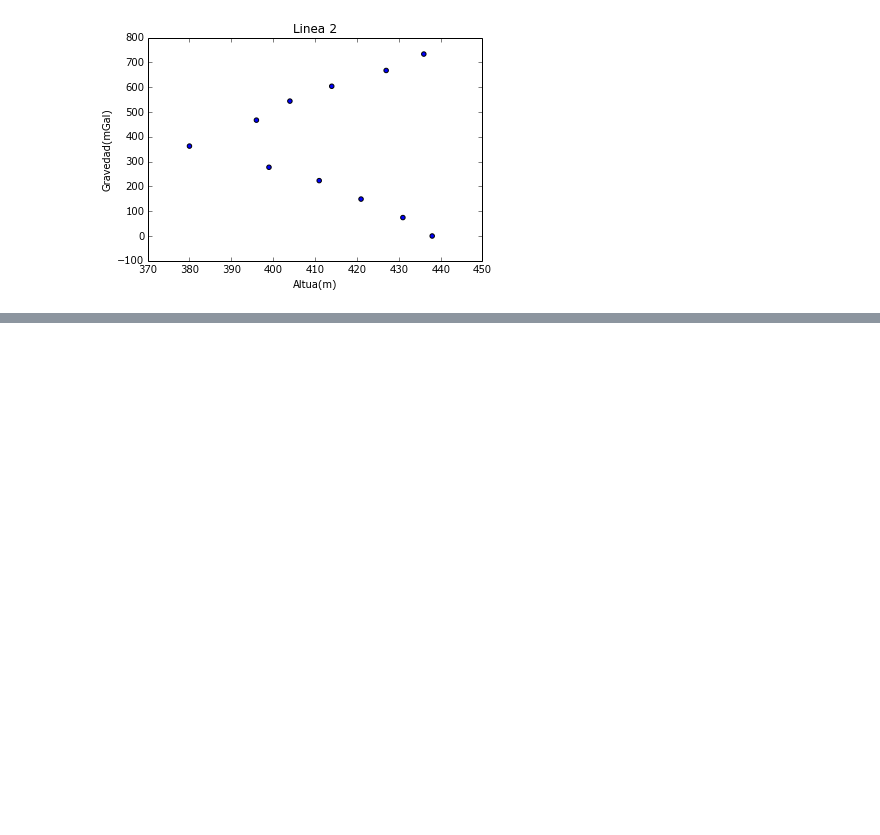
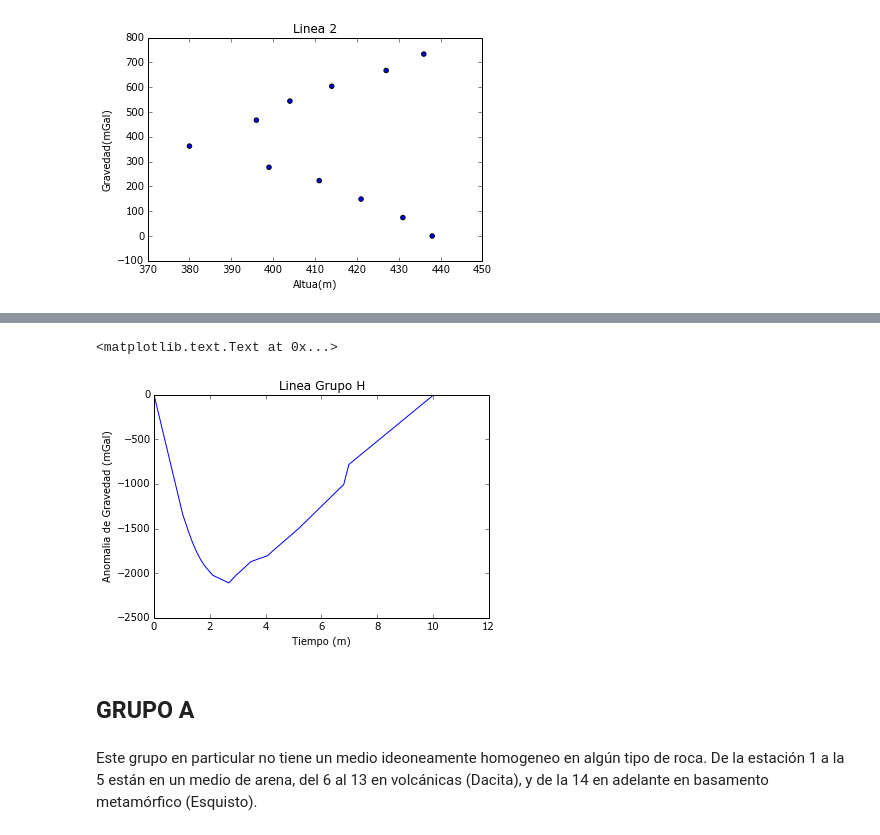
Before and after one commit to Doctus5/Geofisica, a Jupyter notebook: gravimetria/grav.ipynb, the cells around one changed output, grey strips where cells are left out. Drawn from its saved outputs; the diff is of its cells as text; code cells hidden in the pictures; blank space fills up the shorter version.

```diff
--- a/gravimetria/grav.ipynb
+++ b/gravimetria/grav.ipynb
@@ -115,0 +164,46 @@ ax.set_title(r'Gravedad Corregida Grupo I, Linea 2',fontsize=25)
+# %%
+#Para el Grupo H
+datos=loadtxt('grav_grupoH.txt')
+ro=2640
+G=6.67*10**(-11)
+gfa=0.3086
+grav=[]
+tiempo=[]
+alt=[]
+x=[]
+y=[]
+for i in range(0,len(datos)):
+    grav.append(datos[i,3])
+    tiempo.append(datos[i,11])
+    alt.append(datos[i,2])
+    #y.append((datos1[i,17]+datos2[i,17])/2)
+    #x.append((datos1[i,16]+datos2[i,16])/2)
+m=((grav[len(datos)-1]-grav[0])/(tiempo[len(datos)-1]-tiempo[0]))
+gdrift=[]
+temp=tiempo[0]
+for i in range(0,len(tiempo)):
+    tiempo[i]=tiempo[i]-temp
+    gdrift.append(grav[i]-m*tiempo[i])
+galt=[]
+for i in range(0,len(gdrift)):
+    galt.append(gdrift[i]+(gfa*alt[i]))
+gbouguer=[]
+for i in range(0,len(galt)):
+    gbouguer.append(galt[i]-(2*pi*G*alt[i]*ro))
+# %%
+anomaly=[]
+base=gbouguer[0]
+for i in range(0,len(galt)):
+    anomaly.append(gbouguer[i]-base)
+# %%
+plot(tiempo,anomaly)
+xlabel('Tiempo (m)')
+ylabel('Anomalia de Gravedad (mGal)')
+title('Linea Grupo H')
+# %% [output]
+<matplotlib.text.Text at 0x...>
+[figure, added]
+# %% [markdown]
+## GRUPO A
+# %% [markdown]
+Este grupo en particular no tiene un medio ideoneamente homogeneo en algún tipo de roca. De la estación 1 a la 5 están en un medio de  arena, del 6 al 13 en volcánicas (Dacita), y de la 14 en adelante en basamento metamórfico (Esquisto).
```
Also changed, not shown: parts of 19 cells of this notebook.
